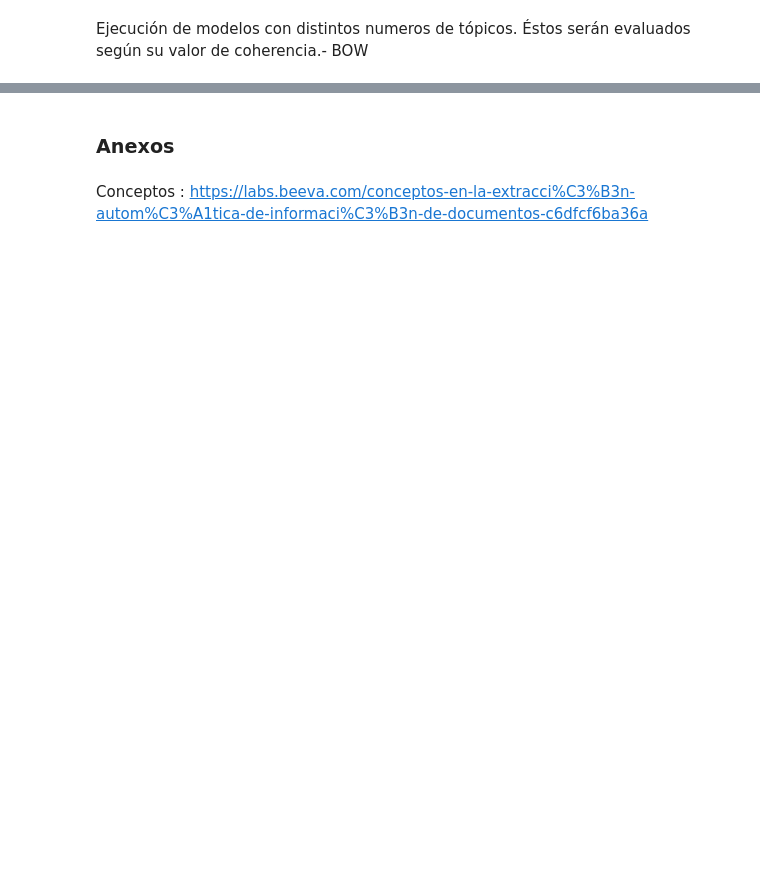
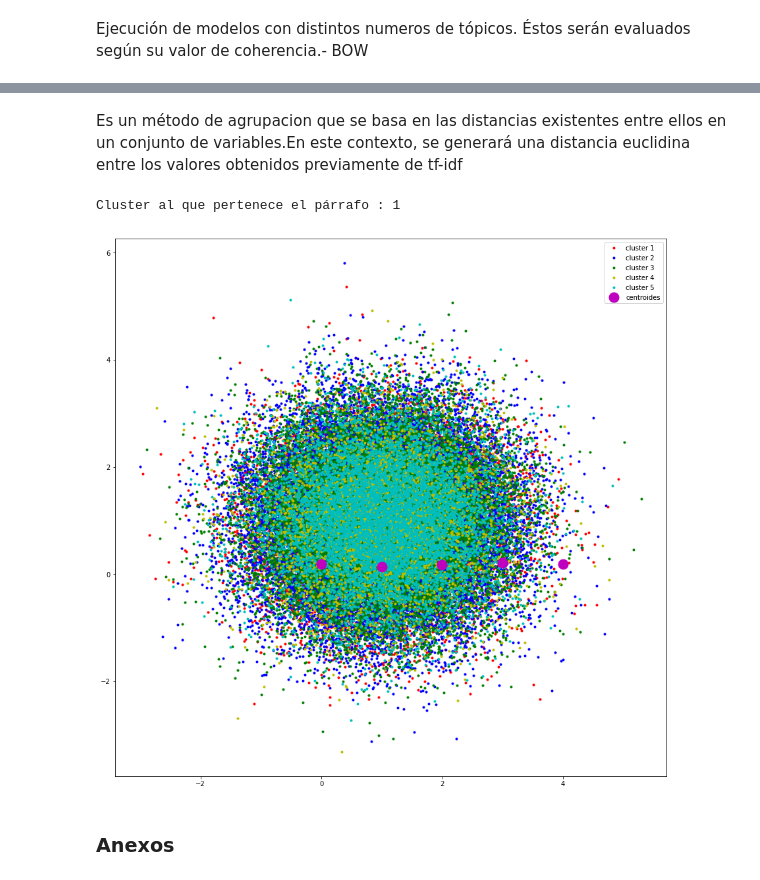
Before and after one commit to Jcartesfs/legalbot-desafio-objetos-JP, a Jupyter notebook: notebook/LEGALBOT-DESAFIO-OBJETOS.ipynb, the cells around one changed output, grey strips where cells are left out. Saved outputs shown, nothing was run; the diff lists cells and outputs as text; code cells hidden in the pictures; blank space fills up the shorter version.

```diff
--- a/notebook/LEGALBOT-DESAFIO-OBJETOS.ipynb
+++ b/notebook/LEGALBOT-DESAFIO-OBJETOS.ipynb
@@ -310,0 +437,2 @@ To retain the current behavior and silence the warning, pass 'sort=True'.
+# %% [markdown]
+Es un método de agrupacion que se basa en las distancias existentes entre ellos en un conjunto de variables.En este contexto, se generará una distancia euclidina entre los valores obtenidos previamente de tf-idf
@@ -311,4 +456,34 @@ To retain the current behavior and silence the warning, pass 'sort=True'.
+# %%
+k_cluster = 5
+flatten_tfidf = [v_tfidf for x in df_corpus['tf_idf'] for v_tfidf in x]
+kmeans = KMeans(n_clusters=k_cluster).fit(flatten_tfidf)
+# %%
+print('Cluster al que pertenece el párrafo : {}'.format(predict_kmeans('venta de ropa productos servicios peluqueria tijeras')))
+# %% [output]
+Cluster al que pertenece el párrafo : 1
+# %%
+import numpy as np
+centroides = kmeans.cluster_centers_
+etiquetas = kmeans.labels_
+
+np.random.seed(7)
+
+X = np.random.standard_normal((len(etiquetas),2))+np.ones((len(etiquetas),2))
+
+plt.figure(figsize=(15, 15))
+plt.ion()
+plt.plot(X[etiquetas==0,0],X[etiquetas==0,1],'r.', label='cluster 1')
+plt.plot(X[etiquetas==1,0],X[etiquetas==1,1],'b.', label='cluster 2')
+plt.plot(X[etiquetas==2,0],X[etiquetas==2,1],'g.', label='cluster 3')
+plt.plot(X[etiquetas==3,0],X[etiquetas==3,1],'y.', label='cluster 4')
+plt.plot(X[etiquetas==4,0],X[etiquetas==4,1],'c.', label='cluster 5')
+
+
+plt.plot([centroide for centroide in centroides[:,1]],'mo',markersize=15, label='centroides')
+
+plt.legend(loc='best')
+plt.show()
+# %% [output]
+[figure, added]
 # %% [markdown]
 ### Anexos
-# %% [markdown]
-Conceptos : https://labs.beeva.com/conceptos-en-la-extracci%C3%B3n-autom%C3%A1tica-de-informaci%C3%B3n-de-documentos-c6dfcf6ba36a
```
Also changed, not shown: parts of 44 cells of this notebook, 10 other files.
